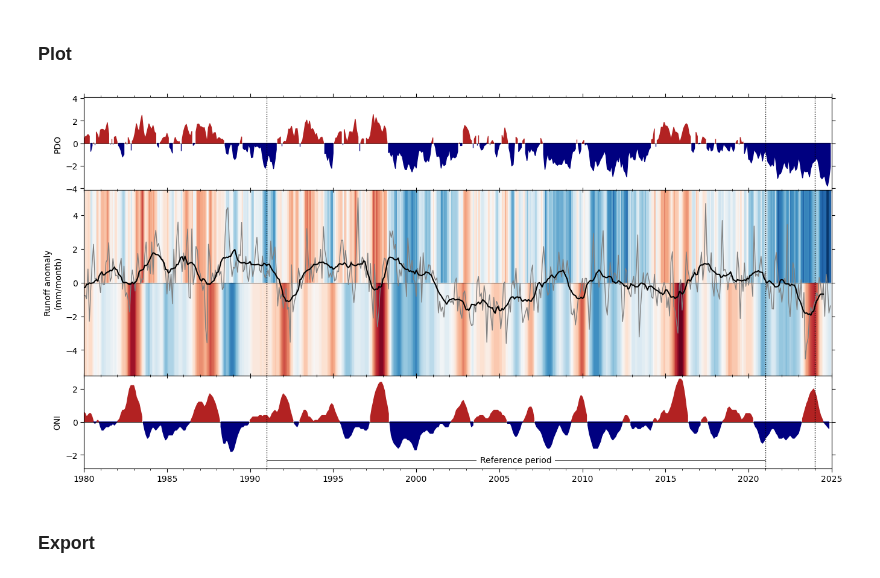
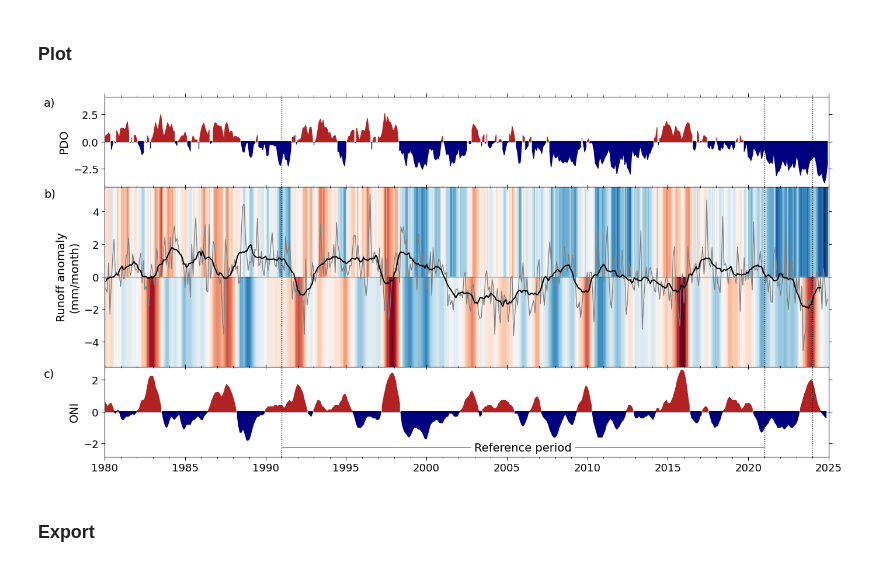
Before and after one commit to casadoj/SotCin2024, a Jupyter notebook: notebook/3.2_runoff_timeseries.ipynb, the cells around one changed output. Cells and saved outputs as stored; diff of their text form; code cells hidden in the pictures.

```diff
--- a/notebook/3.2_runoff_timeseries.ipynb
+++ b/notebook/3.2_runoff_timeseries.ipynb
@@ -106,10 +106,19 @@ for month in range(1, 13):
 anomaly_ma12 = anomaly.rolling(12, center=True).mean()
 # %% [markdown]
 ### Plot
+# %%
+plt.rcParams.update({
+    "font.size": 14,       # Default font size for text
+    "axes.titlesize": 16,  # Title font size
+    "axes.labelsize": 14,  # X and Y label font size
+    "xtick.labelsize": 13, # X tick font size
+    "ytick.labelsize": 13, # Y tick font size
+    "legend.fontsize": 13  # Legend font size
+})
 # %%
 xlim = (datetime(1980, 1, 1), datetime(2025, 1, 1))
 colormap = 'RdBu_r'
-alpha = 0 # .5
+alpha = 0 #.5
 
 fig = plt.figure(figsize=(16, 8))
 gs = gridspec.GridSpec(3, 1, height_ratios=[1, 2, 1], hspace=0)
@@ -169,7 +178,7 @@ ax3.xaxis.set_minor_locator(mdates.YearLocator(1))
 ax3.xaxis.set_major_formatter(mdates.DateFormatter('%Y'))
 
 # Add annotation for reference period
-y_pos = -vmax * .825
+y_pos = -vmax * .8
 ax3.hlines(y_pos, START, END, color='k', ls='-', lw=.5, zorder=0)
 ax3.text(START + (END - START) / 2, y_pos, 'Reference period', ha='center', va='center', bbox=dict(facecolor='white', edgecolor='none'))
 
@@ -193,34 +202,38 @@ pdo_scaled = pdo / np.nanmax(abs(pdo))  # Normalize PDO
 oni_scaled = enso / np.nanmax(abs(enso))  # Normalize ONI
 
 # Create a colormap
 cmap = plt.get_cmap(colormap)
 
 # Generate colors based on indices
 pdo_colors = cmap((pdo_scaled + 1) / 2)  # Normalize between 0 and 1
 oni_colors = cmap((oni_scaled + 1) / 2)
 
 # Create a background with vertical color variations
 for i, (t0, color_pdo, color_oni) in enumerate(zip(pdo.index, pdo_colors, oni_colors)):
     t1 = t0 + pd.DateOffset(months=1)
     ax2.axvspan(t0, t1, ymin=0.5, ymax=1, color=color_pdo, zorder=0)
     ax2.axvspan(t0, t1, ymin=0, ymax=0.5, color=color_oni, zorder=0)
 ax2.axvspan(pdo.index[0], pdo.index[-1], color='w', alpha=alpha, zorder=1)
 
 ax2.tick_params(axis="x", which='major', direction="inout", bottom=True, top=True, length=6)
 ax2.tick_params(axis='x', which='minor', direction="inout", bottom=True, top=True, length=3)
 ax2.xaxis.set_major_locator(mdates.YearLocator(5))
 ax2.xaxis.set_minor_locator(mdates.YearLocator(1))
 ax2.tick_params(axis="y", direction="out", right=True, left=True)
 
 for ax in [ax1, ax2, ax3]:
     for date in [START, END, datetime(2024, 1, 1)]:
         ax.axvline(date, c='k', ls=':', lw=1, zorder=1)
 
+# panel names
+fig.text(0.06, .86, 'a)')
+fig.text(0.06, .665, 'b)')
+fig.text(0.06, .28, 'c)');
 
 # plt.savefig(PATH_PLOT / f'interannual_variability_{VAR}.jpg', dpi=300, bbox_inches='tight');
 plt.savefig(PATH_PLOT / f'interannual_variability_{VAR}.eps', format='eps', dpi=600, bbox_inches='tight');
 # %% [output]
-[figure, old version]
+[figure, new version]
 # %% [markdown]
 ### Export
 # %%
```
Also changed, not shown: parts of 1 cell of this notebook, 5 other files.
